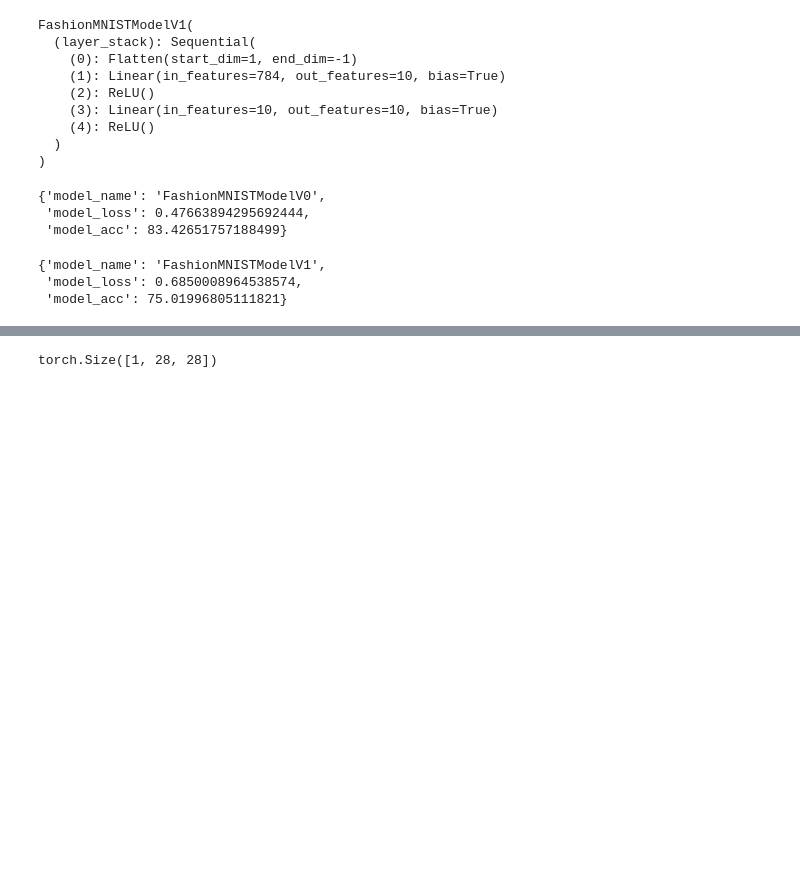
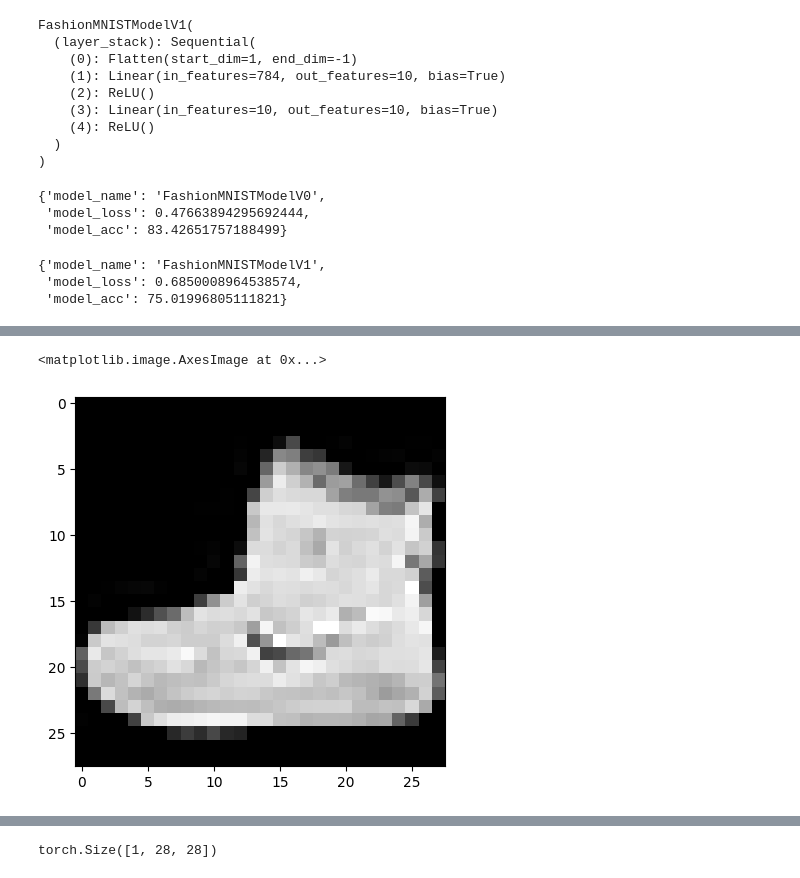
Before and after one commit to Alton01/FashionMNIST_computer_vision_pytorch, a Jupyter notebook: computer_vision_pytorch.ipynb, the cells around one changed output, grey strips where cells are left out. Drawn from its saved outputs; the diff is of its cells as text; code cells hidden in the pictures; blank space fills up the shorter version.

```diff
--- a/computer_vision_pytorch.ipynb
+++ b/computer_vision_pytorch.ipynb
@@ -532,3 +642,10 @@ torch.Size([1, 28, 28])
+# %%
+# Test for calculating number of input_features to be passed to linear layer in self.classifier above for CNN MODEL.
+
+plt.imshow(image.squeeze(), cmap='gray')
+# %% [output]
+<matplotlib.image.AxesImage at 0x...>
+[figure, added]
 # %%
 model_2(rand_image_tensor.unsqueeze(0).to(device))
 # %% [output]
```
Also changed, not shown: parts of 24 cells of this notebook.
